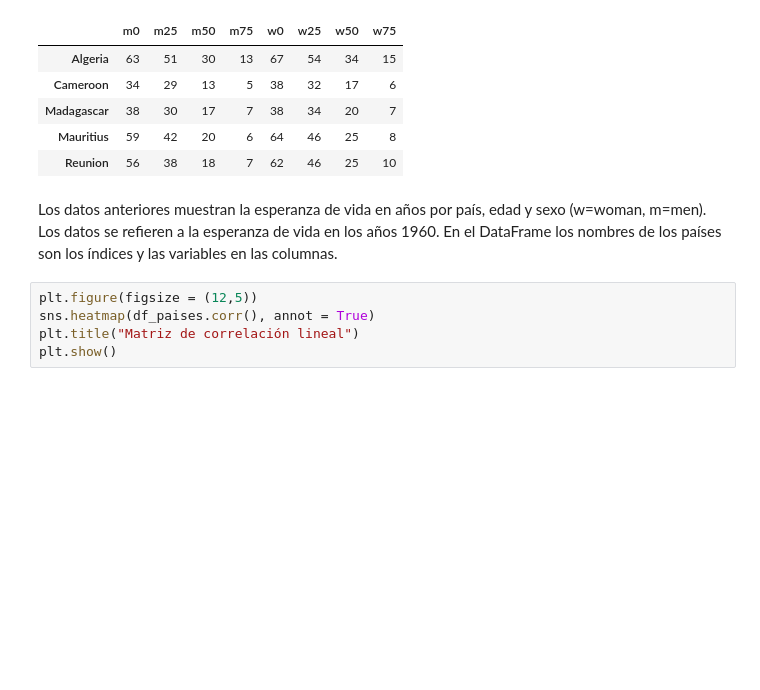
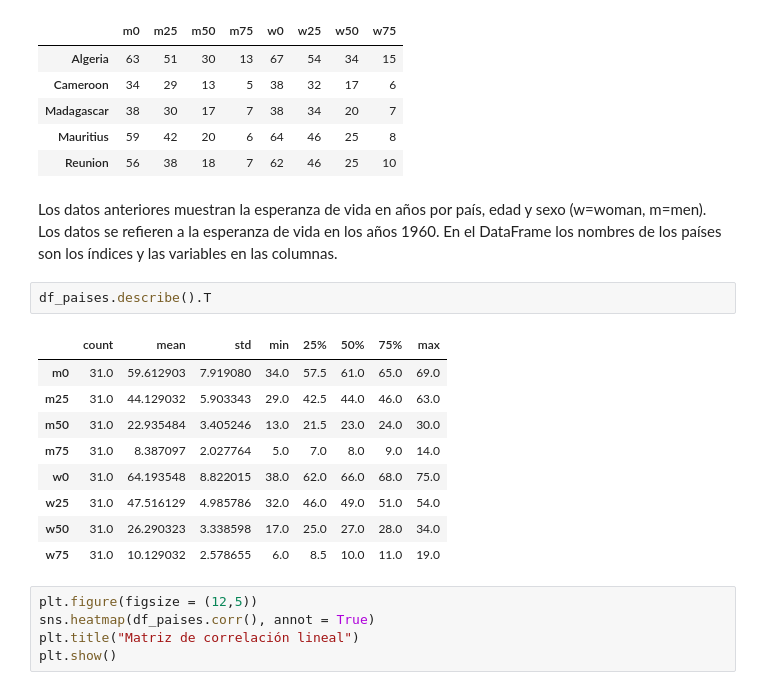
Before and after one commit to lacamposm/Metodos-Estadisticos, a Jupyter notebook: Lectura_7_Factor_Analysis.ipynb, the cells around one changed output. Drawn from its saved outputs; the diff is of its cells as text; blank space fills up the shorter version.

```diff
--- a/Lectura_7_Factor_Analysis.ipynb
+++ b/Lectura_7_Factor_Analysis.ipynb
@@ -466,6 +510,18 @@ df_paises.head()
 | Reunion | 56 | 38 | 18 | 7 | 62 | 46 | 25 | 10 |
 # %% [markdown]
 Los datos anteriores muestran la esperanza de vida en años por país, edad y sexo (w=woman, m=men). Los datos se refieren a la esperanza de vida en los años 1960. En el DataFrame los nombres de los países son los índices y las variables en las columnas.
+# %%
+df_paises.describe().T
+# %% [output]
+|  | count | mean | std | min | 25% | 50% | 75% | max |
+| m0 | 31.0 | 59.612903 | 7.919080 | 34.0 | 57.5 | 61.0 | 65.0 | 69.0 |
+| m25 | 31.0 | 44.129032 | 5.903343 | 29.0 | 42.5 | 44.0 | 46.0 | 63.0 |
+| m50 | 31.0 | 22.935484 | 3.405246 | 13.0 | 21.5 | 23.0 | 24.0 | 30.0 |
+| m75 | 31.0 | 8.387097 | 2.027764 | 5.0 | 7.0 | 8.0 | 9.0 | 14.0 |
+| w0 | 31.0 | 64.193548 | 8.822015 | 38.0 | 62.0 | 66.0 | 68.0 | 75.0 |
+| w25 | 31.0 | 47.516129 | 4.985786 | 32.0 | 46.0 | 49.0 | 51.0 | 54.0 |
+| w50 | 31.0 | 26.290323 | 3.338598 | 17.0 | 25.0 | 27.0 | 28.0 | 34.0 |
+| w75 | 31.0 | 10.129032 | 2.578655 | 6.0 | 8.5 | 10.0 | 11.0 | 19.0 |
 # %%
 plt.figure(figsize = (12,5))
 sns.heatmap(df_paises.corr(), annot = True)
```
Also changed, not shown: parts of 38 cells of this notebook, 5 other files.
